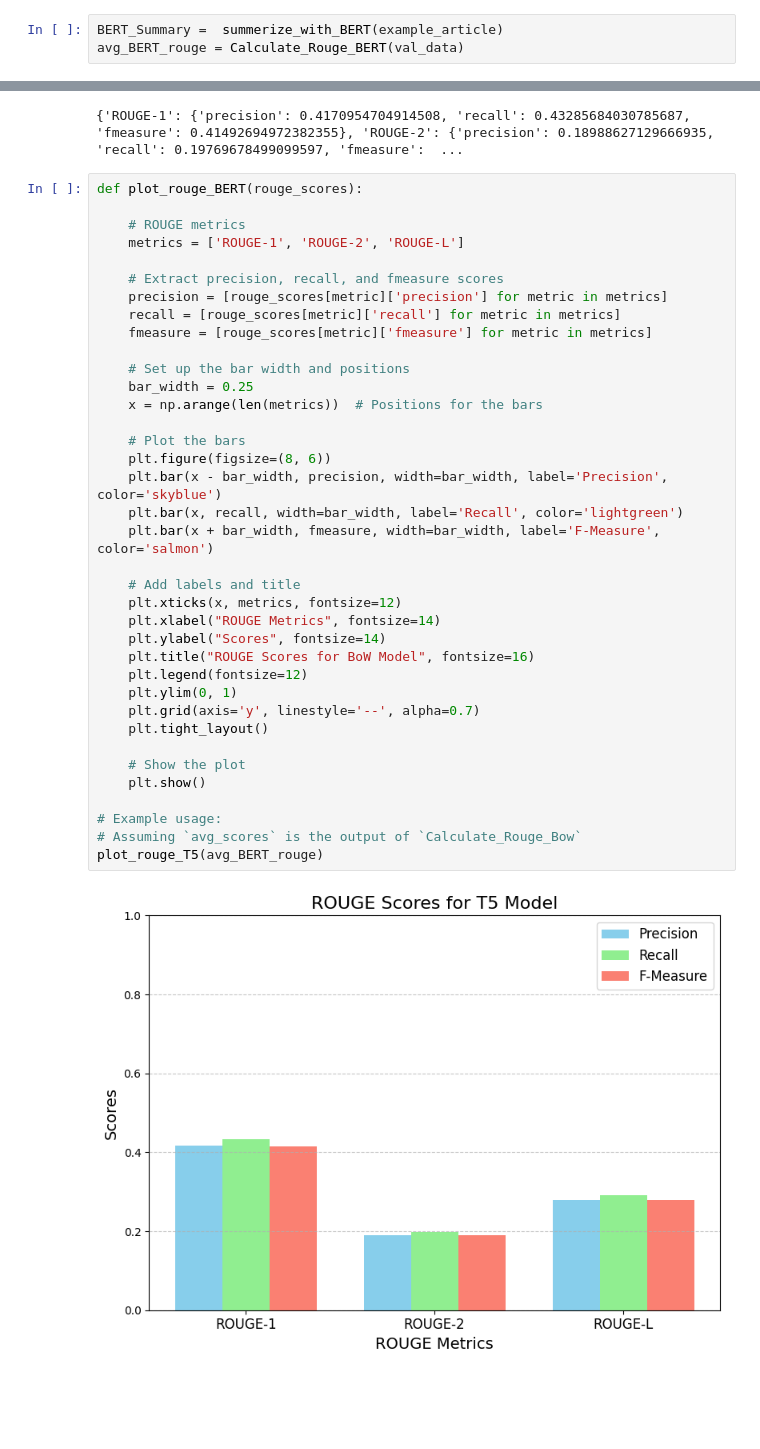
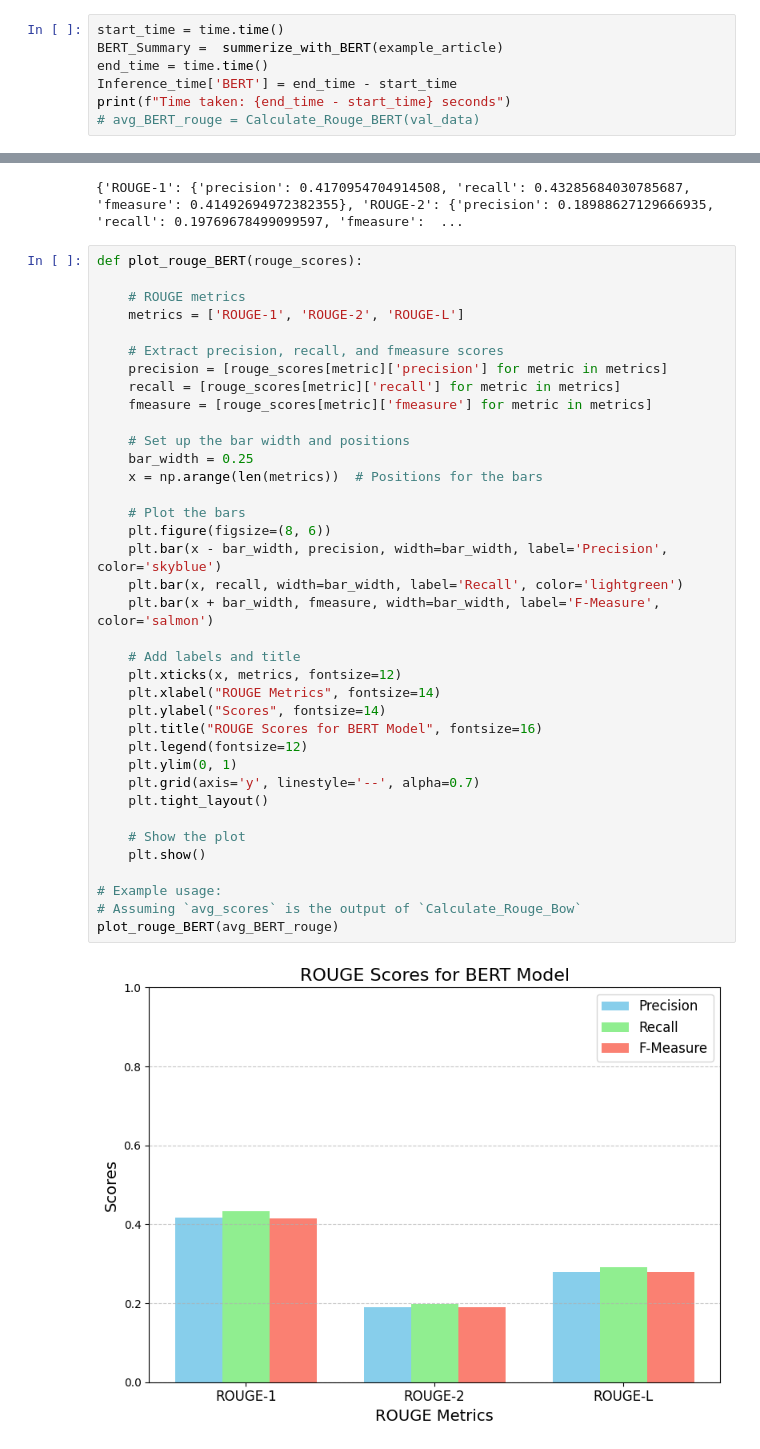
Before and after one commit to SHARONZACHARIA/DS-Project_BERT_NLP, a Jupyter notebook: text_summarization_project/notebooks/Text_Summerisation_Classical_Transformers.ipynb, the cells around one changed output, grey strips where cells are left out. Saved outputs shown, nothing was run; the diff lists cells and outputs as text; blank space fills up the shorter version.

Commit message:
updated plots

```diff
--- a/text_summarization_project/notebooks/Text_Summerisation_Classical_Transformers.ipynb
+++ b/text_summarization_project/notebooks/Text_Summerisation_Classical_Transformers.ipynb
@@ -743,8 +748,12 @@ def Calculate_Rouge_BERT(val_data):
 
     return BERT_avg_scores
 # %%
+start_time = time.time()
 BERT_Summary =  summerize_with_BERT(example_article)
-avg_BERT_rouge = Calculate_Rouge_BERT(val_data)
+end_time = time.time()
+Inference_time['BERT'] = end_time - start_time
+print(f"Time taken: {end_time - start_time} seconds")
+# avg_BERT_rouge = Calculate_Rouge_BERT(val_data)
 # %%
 print(avg_BERT_rouge)
 # %% [output]
@@ -758,36 +767,36 @@ def plot_rouge_BERT(rouge_scores):
     # Extract precision, recall, and fmeasure scores
     precision = [rouge_scores[metric]['precision'] for metric in metrics]
     recall = [rouge_scores[metric]['recall'] for metric in metrics]
     fmeasure = [rouge_scores[metric]['fmeasure'] for metric in metrics]
 
     # Set up the bar width and positions
     bar_width = 0.25
     x = np.arange(len(metrics))  # Positions for the bars
 
     # Plot the bars
     plt.figure(figsize=(8, 6))
     plt.bar(x - bar_width, precision, width=bar_width, label='Precision', color='skyblue')
     plt.bar(x, recall, width=bar_width, label='Recall', color='lightgreen')
     plt.bar(x + bar_width, fmeasure, width=bar_width, label='F-Measure', color='salmon')
 
     # Add labels and title
     plt.xticks(x, metrics, fontsize=12)
     plt.xlabel("ROUGE Metrics", fontsize=14)
     plt.ylabel("Scores", fontsize=14)
-    plt.title("ROUGE Scores for BoW Model", fontsize=16)
+    plt.title("ROUGE Scores for BERT Model", fontsize=16)
     plt.legend(fontsize=12)
     plt.ylim(0, 1)
     plt.grid(axis='y', linestyle='--', alpha=0.7)
     plt.tight_layout()
 
     # Show the plot
     plt.show()
 
 # Example usage:
 # Assuming `avg_scores` is the output of `Calculate_Rouge_Bow`
-plot_rouge_T5(avg_BERT_rouge)
+plot_rouge_BERT(avg_BERT_rouge)
 # %% [output]
-[figure, old version]
+[figure, new version]
 # %%
 def plot_inference_times_from_dict(inference_times_dict):
 
```
Also changed, not shown: parts of 15 cells of this notebook, 2 other files.
